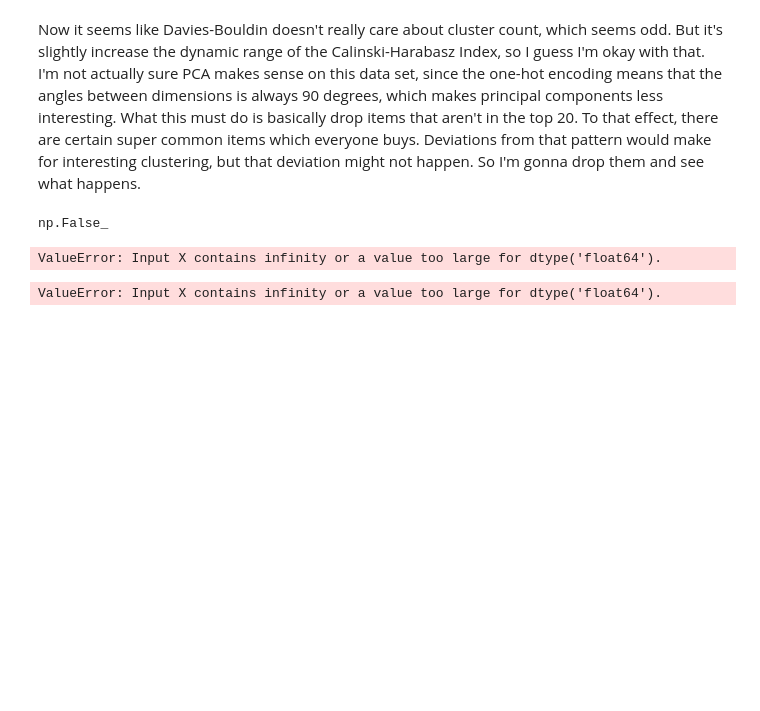
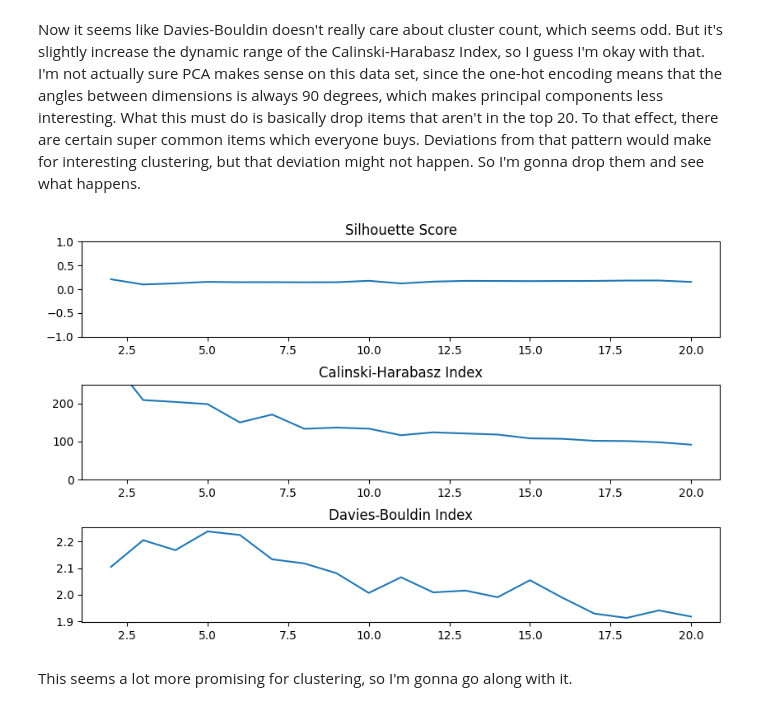
Before and after one commit to greenbird76/DSCI235_Final_Project, a Jupyter notebook: Clustering.ipynb, the cells around one changed output. Cells and saved outputs as stored; diff of their text form; code cells hidden in the pictures; blank space fills up the shorter version.

Commit message:
Fixed data_collection as it was setting KDAs to infinity b/c it divides by zero

```diff
--- a/Clustering.ipynb
+++ b/Clustering.ipynb
@@ -121,24 +121,10 @@ display_scores(acc3)
 # %% [markdown]
 Now it seems like Davies-Bouldin doesn't really care about cluster count, which seems odd. But it's slightly increase the dynamic range of the Calinski-Harabasz Index, so I guess I'm okay with that. I'm not actually sure PCA makes sense on this data set, since the one-hot encoding means that the angles between dimensions is always 90 degrees, which makes principal components less interesting. What this must do is basically drop items that aren't in the top 20. To that effect, there are certain super common items which everyone buys. Deviations from that pattern would make for interesting clustering, but that deviation might not happen. So I'm gonna drop them and see what happens.
 # %%
-XasheRare = np.array(ashe.drop(columns=['0','1054','1055','1056','3006','3009','3020','3047','3111','1038','1042','1036','1043','1053','3340','3364','3363']).copy())
+XasheRare = np.array(ashe.drop(columns=['0','1054','1055','1056','3006','3009','3020','3047','3111','1038','1042','1036','1043','1053','3340','3364','3363','KDA']).copy())
+accRare = measurement_testing(XasheRare,19)
+display_scores(accRare)
+# %% [output]
+[figure, added]
-# %%
-np.isnan(XasheRare).any()
-# %% [output]
-np.False_
-# %%
-accRare = measurement_testing(XasheRare,19)
-# %% [output]
-ValueError: Input X contains infinity or a value too large for dtype('float64').
-# %%
-accuraciesR = np.zeros([19,4])
-#this really ought to be a method, but I'm screwing with the internals enough that that's more trouble than it's worth
-for i in clusters:
-    kmeans = KMeans(n_clusters=i,random_state=108+i,n_init="auto").fit(XasheRare)
-    labels=kmeans.labels_
-    accuraciesR[i-2,0]=i
-    accuraciesR[i-2,1]=met.silhouette_score(XasheRare, labels, metric='euclidean')
-    accuraciesR[i-2,2]=met.calinski_harabasz_score(XasheRare, labels)
-    accuraciesR[i-2,3]=met.davies_bouldin_score(XasheRare, labels)
-# %% [output]
-ValueError: Input X contains infinity or a value too large for dtype('float64').
+# %% [markdown]
+This seems a lot more promising for clustering, so I'm gonna go along with it.
```
Also changed, not shown: 1 other file.
